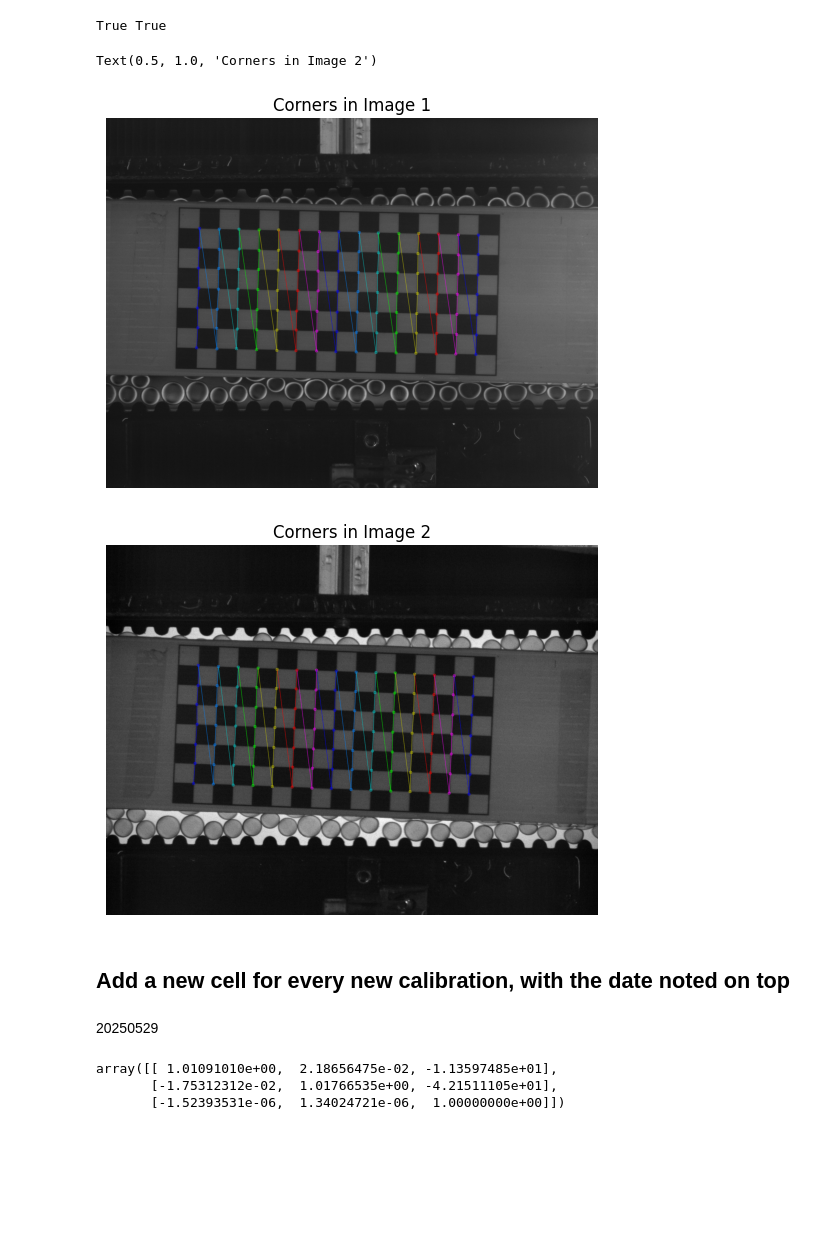
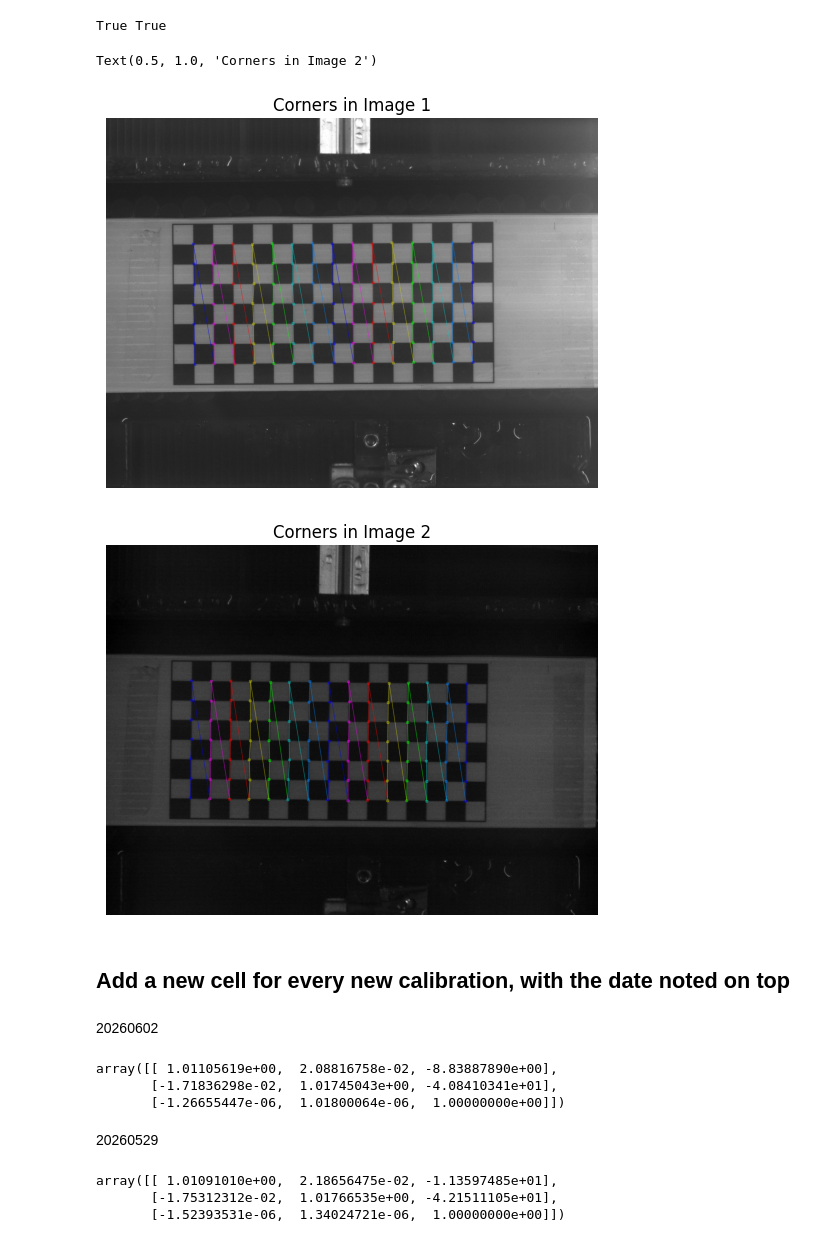
Before and after one commit to jctsaigroup/TPE-Disk-Image-Processing, a Jupyter notebook: TPE_2cam_calib.ipynb, the cells around one changed output. Saved outputs shown, nothing was run; the diff lists cells and outputs as text; code cells hidden in the pictures; blank space fills up the shorter version.

```diff
--- a/TPE_2cam_calib.ipynb
+++ b/TPE_2cam_calib.ipynb
@@ -4,8 +4,8 @@ import numpy as np
 import matplotlib.pyplot as plt
 
 # === Parameters ===
-image1_path = r"N:\PROJ_TPE\chessboard\20260529_bw.bmp" #INPUT BLACK-WHITE IMAGE
-image2_path = r"N:\PROJ_TPE\chessboard\20260529_color.bmp" #INPUT COLOR IMAGE
+image1_path = r"N:\PROJ_TPE\chessboard\20260602_bw.bmp" #INPUT BLACK-WHITE IMAGE
+image2_path = r"N:\PROJ_TPE\chessboard\20260602_color.bmp" #INPUT COLOR IMAGE
 
 # === Load images ===
 img1 = cv2.imread(image1_path)[:,:,0]
@@ -19,40 +19,60 @@ thresh2, bw2 = cv2.threshold(img2,0,255,cv2.THRESH_OTSU)
 
 # === Find checkerboard corners ===
 
 # termination criteria
 criteria = (cv2.TERM_CRITERIA_EPS + cv2.TERM_CRITERIA_MAX_ITER, 30, 0.001)
 
 ret1, corners1 = cv2.findChessboardCorners(bw1, (7,15), None)
 ret2, corners2 = cv2.findChessboardCorners(bw2, (7,15), None)
 print(ret1, ret2)
 
 
 ############## reverse the order of points in corners2 if needed ###################
 #corners2 = np.concatenate([corners2[i::15] for i in [14,13,12,11,10,9,8,7,6,5,4,3,2,1,0]], axis=0)
-#corners2 = np.flip(corners2, axis=0)
+corners2 = np.flip(corners2, axis=0)
 
 #plot points in corners1
 plt.figure()
 img1_color = cv2.cvtColor(img1, cv2.COLOR_GRAY2RGB)
 plt.imshow(cv2.drawChessboardCorners(img1_color, (7,15), corners1, ret1))
 plt.axis('off')
 plt.title("Corners in Image 1")
 
 
 plt.figure()
 img2_color = cv2.cvtColor(img2, cv2.COLOR_GRAY2RGB)
 plt.imshow(cv2.drawChessboardCorners(img2_color, (7,15), corners2, ret2))
 plt.axis('off')
 plt.title("Corners in Image 2")
 # %% [output]
 True True
 Text(0.5, 1.0, 'Corners in Image 2')
-[figure, old version]
+[figure, new version]
-[figure, old version]
+[figure, new version]
 # %% [markdown]
 ## Add a new cell for every new calibration, with the date noted on top
+# %% [markdown]
+20260602
+# %%
+# Refine corner locations for sub-pixel accuracy
+criteria = (cv2.TERM_CRITERIA_EPS + cv2.TERM_CRITERIA_MAX_ITER, 30, 0.001)
+
+# Ensure corners are in the correct format (single-channel, floating-point)
+corners1 = corners1.astype(np.float32)
+corners2 = corners2.astype(np.float32)
+
+corners1 = cv2.cornerSubPix(img1, corners1, (11, 11), (-1, -1), criteria)
+corners2 = cv2.cornerSubPix(img2, corners2, (11, 11), (-1, -1), criteria)
+
+# Compute homography from cam2 to cam1
+H, mask = cv2.findHomography(corners2, corners1, cv2.RANSAC)
+H
+# %% [output]
+array([[ 1.01105619e+00,  2.08816758e-02, -8.83887890e+00],
+       [-1.71836298e-02,  1.01745043e+00, -4.08410341e+01],
+       [-1.26655447e-06,  1.01800064e-06,  1.00000000e+00]])
 # %% [markdown]
-20250529
+20260529
 # %%
 # Refine corner locations for sub-pixel accuracy
 criteria = (cv2.TERM_CRITERIA_EPS + cv2.TERM_CRITERIA_MAX_ITER, 30, 0.001)
```
Also changed, not shown: 7 other files.
